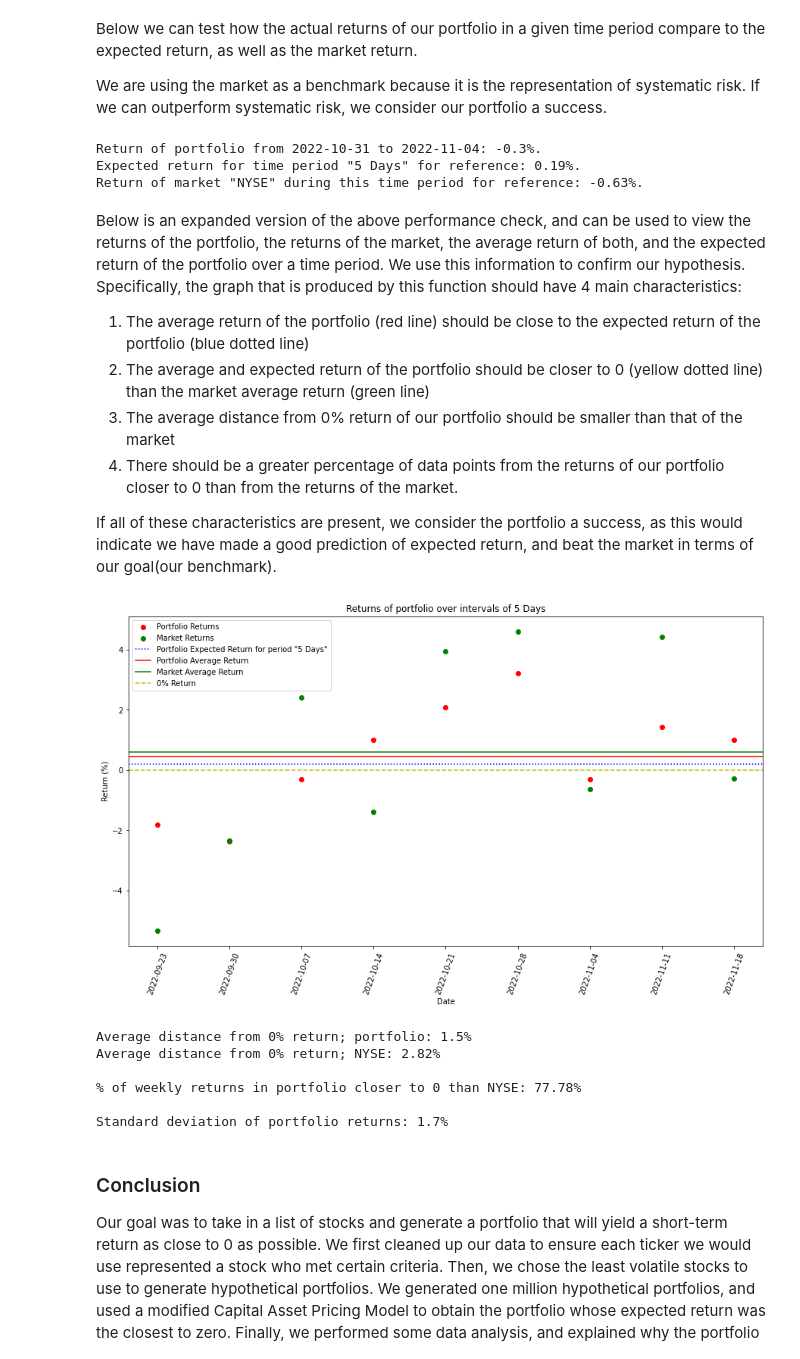
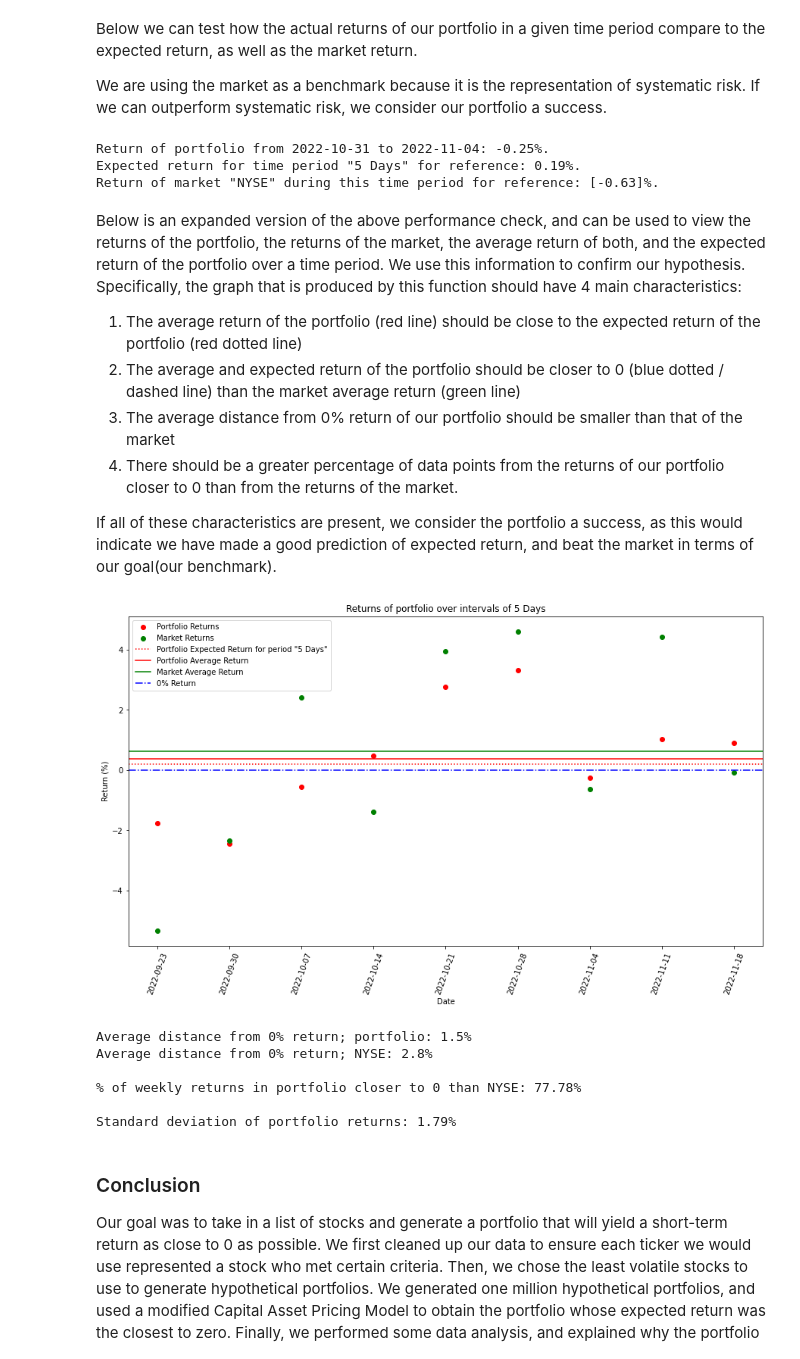
Before and after one commit to Pcamposeo/Robo-Advisor, a Jupyter notebook: Team_05_Assignment.ipynb, the cells around one changed output. Drawn from its saved outputs; the diff is of its cells as text; code cells hidden in the pictures.

```diff
--- a/Team_05_Assignment.ipynb
+++ b/Team_05_Assignment.ipynb
@@ -794,28 +767,23 @@ performance_check_end_date = '2022-11-04'
 market = 'NYSE'
 market_ticker = '^NYA'
 
-#For market comparison
-market_tick = yf.Ticker(market_ticker)
-m_new_end = (str((pd.to_datetime(performance_check_end_date) + relativedelta(days = 1)).strftime("%Y-%m-%d")))
-market_data = market_tick.history(start = performance_check_start_date, end  = m_new_end)[['Open', 'Close']]
-
-market_returnP = (market_data.loc[performance_check_end_date, 'Close'] - market_data.loc[performance_check_start_date, 'Open']) / market_data.loc[performance_check_start_date, 'Open'] * 100
-
-port_return = performance_check(optimal_weighting, tickersPrice_final, capital, [performance_check_start_date], [performance_check_end_date])
+#Get returns
+market_return = performance_check([1], [market_ticker], capital, [performance_check_start_date], [performance_check_end_date])
+port_return = performance_check(optimal_weighting, ticklist_final, capital, [performance_check_start_date], [performance_check_end_date])
 
 #Summary
 print(f"Return of portfolio from {performance_check_start_date} to {performance_check_end_date}: {np.round(port_return[0], 2)}%.")
 print(f"Expected return for time period \"{frequency}\" for reference: {np.round(port_expected_return, 2)}%.")
-print(f"Return of market \"{market}\" during this time period for reference: {np.round(market_returnP, 2)}%.")
+print(f"Return of market \"{market}\" during this time period for reference: {np.round(market_return[0], 2)}%.")
 # %% [output]
-Return of portfolio from 2022-10-31 to 2022-11-04: -0.3%.
+Return of portfolio from 2022-10-31 to 2022-11-04: -0.25%.
 Expected return for time period "5 Days" for reference: 0.19%.
-Return of market "NYSE" during this time period for reference: -0.63%.
+Return of market "NYSE" during this time period for reference: [-0.63]%.
 # %% [markdown]
 Below is an expanded version of the above performance check, and can be used to view the returns of the portfolio, the returns of the market, the average return of both, and the expected return of the portfolio over a time period. We use this information to confirm our hypothesis. Specifically, the graph that is produced by this function should have 4 main characteristics:
 
-1. The average return of the portfolio (red line) should be close to the expected return of the portfolio (blue dotted line)
-2. The average and expected return of the portfolio should be closer to 0 (yellow dotted line) than the market average return (green line)
+1. The average return of the portfolio (red line) should be close to the expected return of the portfolio (red dotted line)
+2. The average and expected return of the portfolio should be closer to 0 (blue dotted / dashed line) than the market average return (green line)
 3. The average distance from 0% return of our portfolio should be smaller than that of the market
 4. There should be a greater percentage of data points from the returns of our portfolio closer to 0 than from the returns of the market.
 
@@ -848,27 +816,17 @@ for i in range (0, num_periods - 1):
 market = 'NYSE'
 market_ticker = '^NYA'
 
-market_tick = yf.Ticker(market_ticker)
-m_new_end = (str((pd.to_datetime(end_dSet[-1]) + relativedelta(days = 1)).strftime("%Y-%m-%d")))
-market_data = market_tick.history(start = start_dSet[0], end  = m_new_end)[['Open', 'Close']]
-
-market_prices_weekly = [market_data.loc[start_dSet[0], 'Open']]
-
-for d in range(len(start_dSet)):
-    market_prices_weekly.append(market_data.loc[end_dSet[d], 'Close'])
-
-#Percent change of list
-market_returns = [100.0 * a1 / a2 - 100 for a1, a2 in zip(market_prices_weekly[1:], market_prices_weekly)]
-
+#Get returns
+market_returns = performance_check([1], [market_ticker], capital, start_dSet, end_dSet)
 returns = performance_check(optimal_weighting, tickersPrice_final, capital, start_dSet, end_dSet)
 
 # Plot the data, set reference lines for portfolio expected return, actual return, market return
 plt.scatter(end_dSet, returns, color = 'r', label = 'Portfolio Returns')
 plt.scatter(end_dSet, market_returns, color = 'g', label = 'Market Returns')
-plt.axhline(y = port_expected_return, color = 'b', linestyle = ':', label = f'Portfolio Expected Return for period \"{frequency}\"')
+plt.axhline(y = port_expected_return, color = 'r', linestyle = ':', label = f'Portfolio Expected Return for period \"{frequency}\"')
 plt.axhline(y = np.mean(returns), color = 'r', linestyle = '-', label = 'Portfolio Average Return')
 plt.axhline(y = np.mean(market_returns), color = 'g', linestyle = '-', label = 'Market Average Return')
-plt.axhline(y = 0, color = 'y', linestyle = '--', label = '0% Return')
+plt.axhline(y = 0, color = 'b', linestyle = '-.', label = '0% Return')
 
 
 # Set axis and title
@@ -878,40 +836,40 @@ plt.xticks(rotation = '70')
 plt.ylabel(f'Return (%)')
 
 plt.legend(loc = 'best')
 
 #Change size of graph
 plt.gcf().set_size_inches(15, 8)
 
 plt.show()
 
 #Grab average distance from 0 of data points
 returns_abs = [abs(x) for x in returns]
 market_returns_abs = [abs(x) for x in market_returns]
 returnsADF0 = np.round(np.mean(returns_abs), 2)
 market_returnsADF0 = np.round(np.mean(market_returns_abs), 2)
 
 closer = 0
 
 #Calculating amount of times our portfolio is closer to 0% return than the market
 for i in range(0, len(returns_abs)):
     if returns_abs[i] < market_returns_abs[i]:
         closer += 1
 
 closer = np.round(closer / len(returns_abs) * 100, 2)
 
 #Conclusion
 print(f"Average distance from 0% return; portfolio: {returnsADF0}%")
 print(f"Average distance from 0% return; {market}: {market_returnsADF0}%")
 print(f"\n% of weekly returns in portfolio closer to 0 than {market}: {closer}%")
 print(f"\nStandard deviation of portfolio returns: {np.round(np.std(returns), 2)}%")
 # %% [output]
-[figure, old version]
+[figure, new version]
 Average distance from 0% return; portfolio: 1.5%
-Average distance from 0% return; NYSE: 2.82%
+Average distance from 0% return; NYSE: 2.8%
 
 % of weekly returns in portfolio closer to 0 than NYSE: 77.78%
 
-Standard deviation of portfolio returns: 1.7%
+Standard deviation of portfolio returns: 1.79%
 # %%
 #Final dataframe, output to csv
 Stocks_Final = Portfolio_Final[['Ticker', 'Shares']]
```
Also changed, not shown: parts of 11 cells of this notebook, 1 other file.
